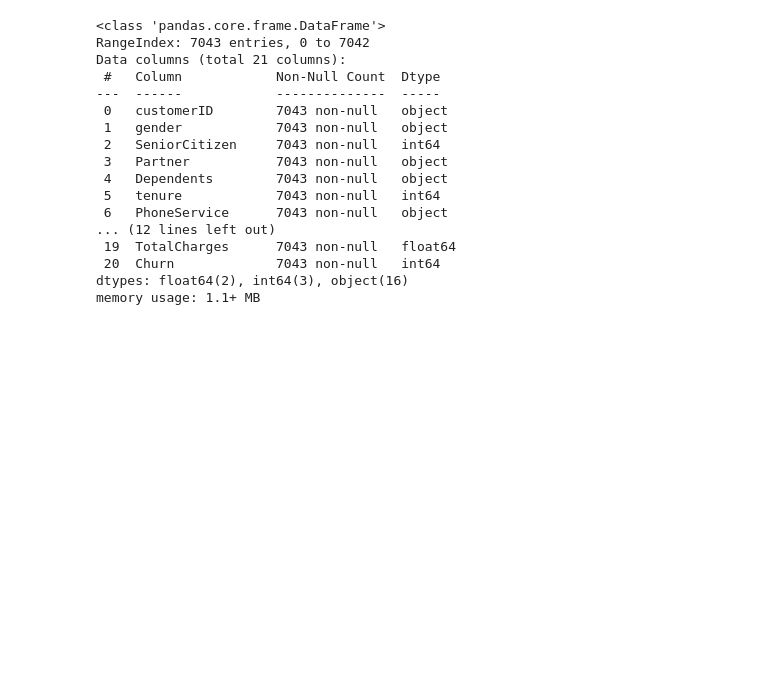
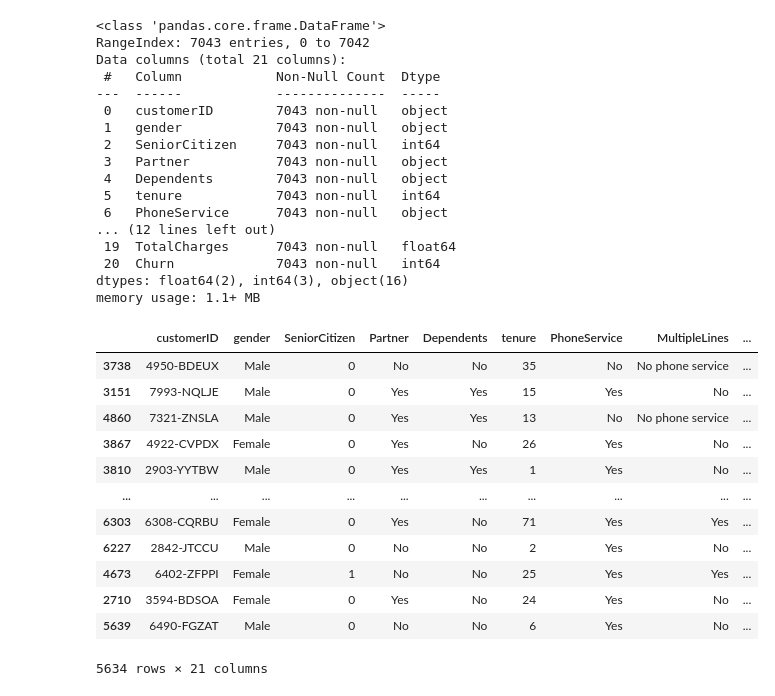
Before and after one commit to stanleyotieno1/Data-analysis-assignment, a Jupyter notebook: Jupyter-files/churn.ipynb, the cells around one changed output. Cells and saved outputs as stored; diff of their text form; code cells hidden in the pictures; blank space fills up the shorter version.

Commit message:
Change: Split data

```diff
--- a/Jupyter-files/churn.ipynb
+++ b/Jupyter-files/churn.ipynb
@@ -493,0 +498,19 @@ memory usage: 1.1+ MB
+# %%
+#split the data into tarin and test data
+train_df, test_df = train_test_split(customer_df, test_size=0.2, random_state=42, stratify=customer_df['Churn'])
+# %%
+train_df
+# %% [output]
+|  | customerID | gender | SeniorCitizen | Partner | Dependents | tenure | PhoneService | MultipleLines | ... |
+| 3738 | 4950-BDEUX | Male | 0 | No | No | 35 | No | No phone service | ... |
+| 3151 | 7993-NQLJE | Male | 0 | Yes | Yes | 15 | Yes | No | ... |
+| 4860 | 7321-ZNSLA | Male | 0 | Yes | Yes | 13 | No | No phone service | ... |
+| 3867 | 4922-CVPDX | Female | 0 | Yes | No | 26 | Yes | No | ... |
+| 3810 | 2903-YYTBW | Male | 0 | Yes | Yes | 1 | Yes | No | ... |
+| ... | ... | ... | ... | ... | ... | ... | ... | ... | ... |
+| 6303 | 6308-CQRBU | Female | 0 | Yes | No | 71 | Yes | Yes | ... |
+| 6227 | 2842-JTCCU | Male | 0 | No | No | 2 | Yes | No | ... |
+| 4673 | 6402-ZFPPI | Female | 1 | No | No | 25 | Yes | Yes | ... |
+| 2710 | 3594-BDSOA | Female | 0 | Yes | No | 24 | Yes | No | ... |
+| 5639 | 6490-FGZAT | Male | 0 | No | No | 6 | Yes | No | ... |
+5634 rows × 21 columns
```
Also changed, not shown: parts of 3 cells of this notebook.
